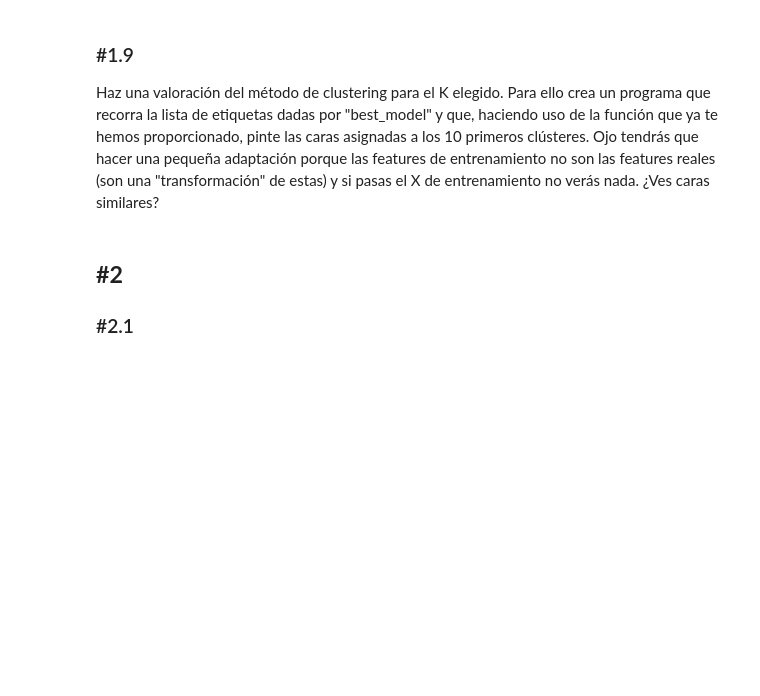
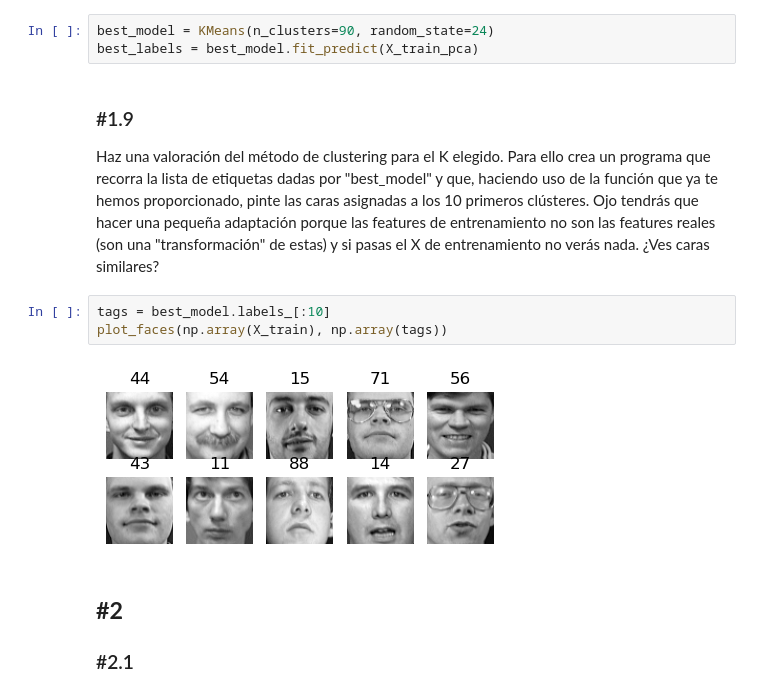
Before and after one commit to UnaiSalas/ONLINE_DS_THEBRIDGE_UNAI_SALAS, a Jupyter notebook: 04_Machine_Learning/Sprint_15/Unidad_01/Practica_Obligatoria/18_Practica_Obligatoria_Clustering_I.ipynb, the cells around one changed output. Drawn from its saved outputs; the diff is of its cells as text; blank space fills up the shorter version.

```diff
--- a/04_Machine_Learning/Sprint_15/Unidad_01/Practica_Obligatoria/18_Practica_Obligatoria_Clustering_I.ipynb
+++ b/04_Machine_Learning/Sprint_15/Unidad_01/Practica_Obligatoria/18_Practica_Obligatoria_Clustering_I.ipynb
@@ -148,10 +237,18 @@ Repite el ejercio anterior empleando ahora el método del codo de Inercia. ¿Sal
 ### #1.8
 
 Quédate con el k obtenido con el método del score de silueta y asigna el modelo con ese k a una variable `best_model`
+# %%
+best_model = KMeans(n_clusters=90, random_state=24)
+best_labels = best_model.fit_predict(X_train_pca)
 # %% [markdown]
 ### #1.9
 
 Haz una valoración del método de clustering para el K elegido. Para ello crea un programa que recorra la lista de etiquetas dadas por "best_model" y que, haciendo uso de la función que ya te hemos proporcionado, pinte las caras asignadas a los 10 primeros clústeres. Ojo tendrás que hacer una pequeña adaptación porque las features de entrenamiento no son las features reales (son una "transformación" de estas) y si pasas el X de entrenamiento no verás nada. ¿Ves caras similares?
+# %%
+tags = best_model.labels_[:10]
+plot_faces(np.array(X_train), np.array(tags))
+# %% [output]
+[figure, added]
 # %% [markdown]
 ## **#2**
 
```
Also changed, not shown: parts of 9 cells of this notebook.
